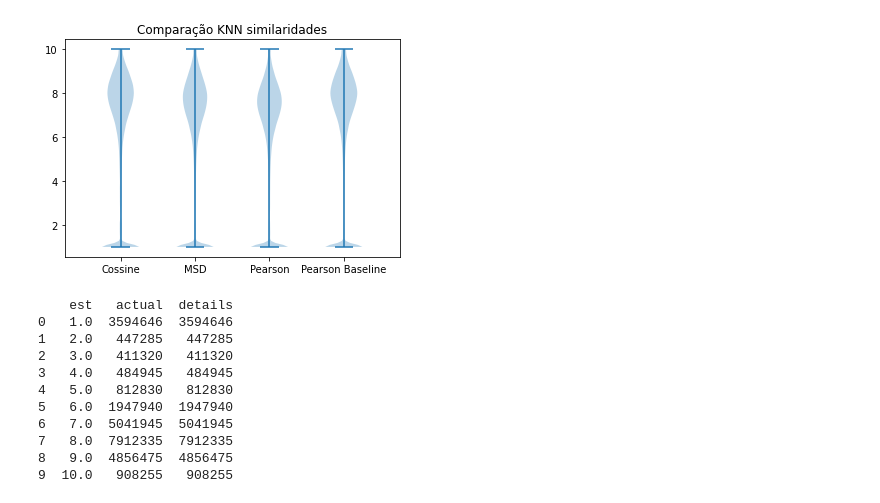
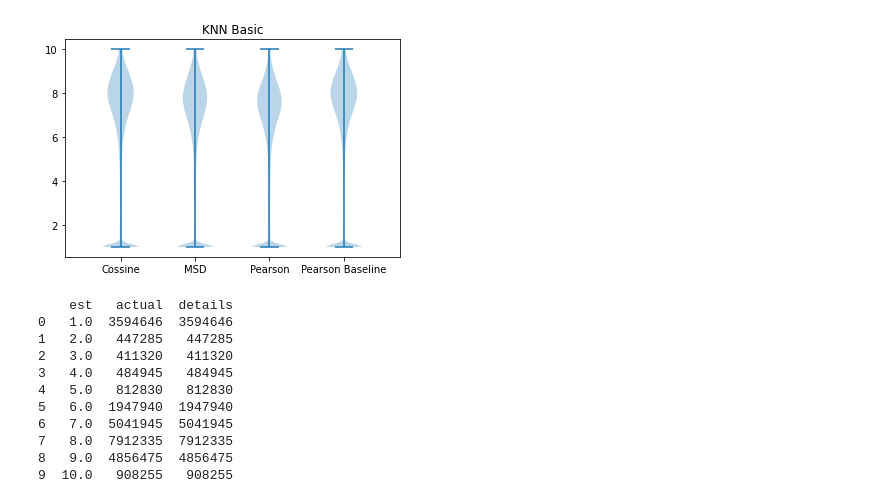
Before and after one commit to eduardagoulart/study_machine_learning_algorithms, a Jupyter notebook: algorithms/knn_basic_compare_similarities.ipynb, the cells around one changed output. Saved outputs shown, nothing was run; the diff lists cells and outputs as text; code cells hidden in the pictures.

```diff
--- a/algorithms/knn_basic_compare_similarities.ipynb
+++ b/algorithms/knn_basic_compare_similarities.ipynb
@@ -63,9 +63,9 @@ est_list = [
     pearson_baseline["est"].to_list(),
 ]
 # %%
-plot_violin_graph(est_list, title="Comparação KNN similaridades")
+plot_violin_graph(est_list, title="KNN Basic")
 # %% [output]
-[figure, old version]
+[figure, new version]
 # %%
 def round_est_values(df):
     round_actual = np.round(df["est"], decimals=0)
```
Also changed, not shown: 4 other files.
